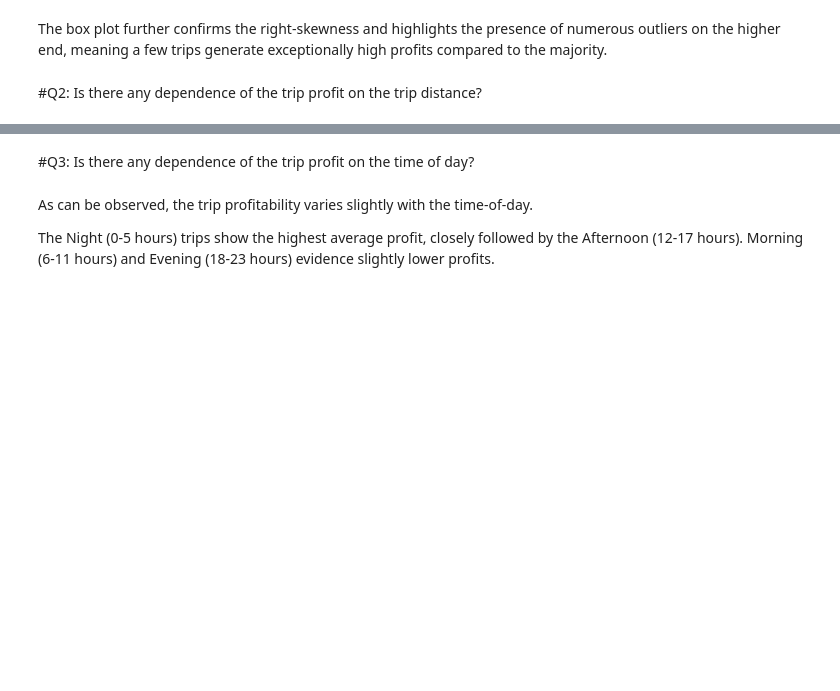
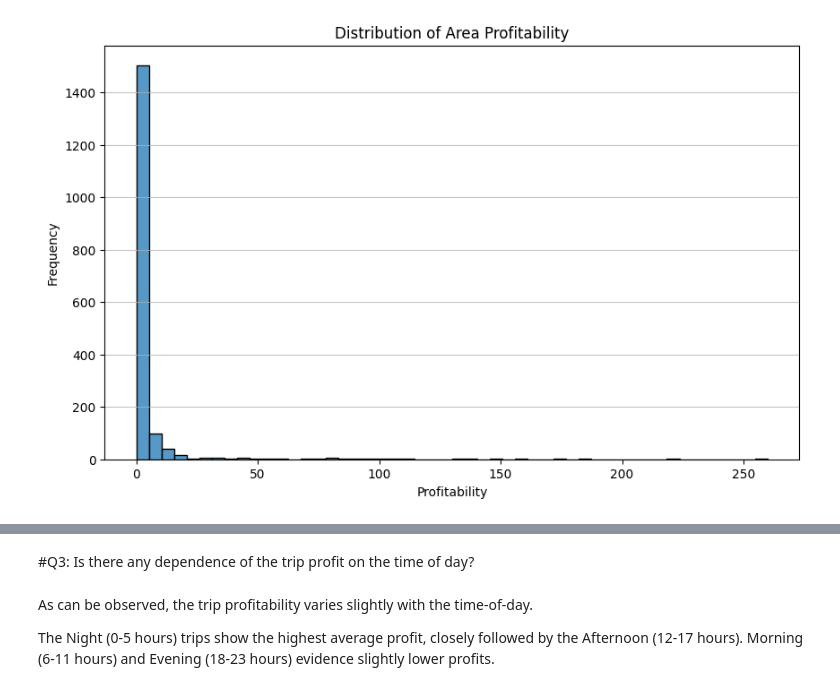
Before and after one commit to aavarela/SPBD_Labs, a Jupyter notebook: project.ipynb, the cells around one changed output, grey strips where cells are left out. Cells and saved outputs as stored; diff of their text form; code cells hidden in the pictures; blank space fills up the shorter version.

```diff
--- a/project.ipynb
+++ b/project.ipynb
@@ -234,27 +292,18 @@ plt.show()
 # %%
-#@title Skewness of trip profit distribution
+#@title Show histogram of the profitability data
 import matplotlib.pyplot as plt
 import seaborn as sns
 
-# Extract the 'trip_profit' column and convert it to a Pandas Series for plotting
-trip_profit_pd = final_data.select('trip_profit').toPandas()['trip_profit']
+# Convert the 'profitability' column to a Pandas Series for plotting
+profitability_pd = area_profitability.select('profitability').toPandas()['profitability']
 
+# Show histogram
 plt.figure(figsize=(10, 6))
-sns.histplot(trip_profit_pd, bins=50)
-plt.title('Distribution of Trip Profit')
-plt.xlabel('Trip Profit')
+sns.histplot(profitability_pd, bins=50)
+plt.title('Distribution of Area Profitability')
+plt.xlabel('Profitability')
 plt.ylabel('Frequency')
 plt.grid(axis='y', alpha=0.75)
 plt.show()
-
-# To get a more detailed view of the central tendency and outliers, let's also look at a box plot.
-plt.figure(figsize=(10, 4))
-sns.boxplot(x=trip_profit_pd)
-plt.title('Box Plot of Trip Profit')
-plt.xlabel('Trip Profit')
-plt.grid(axis='x', alpha=0.75)
-plt.show()
+# %% [output]
+[figure, added]
-# %% [markdown]
-The box plot further confirms the right-skewness and highlights the presence of numerous outliers on the higher end, meaning a few trips generate exceptionally high profits compared to the majority.
-# %% [markdown]
-#Q2: Is there any dependence of the trip profit on the trip distance?
```
Also changed, not shown: parts of 26 cells of this notebook.
